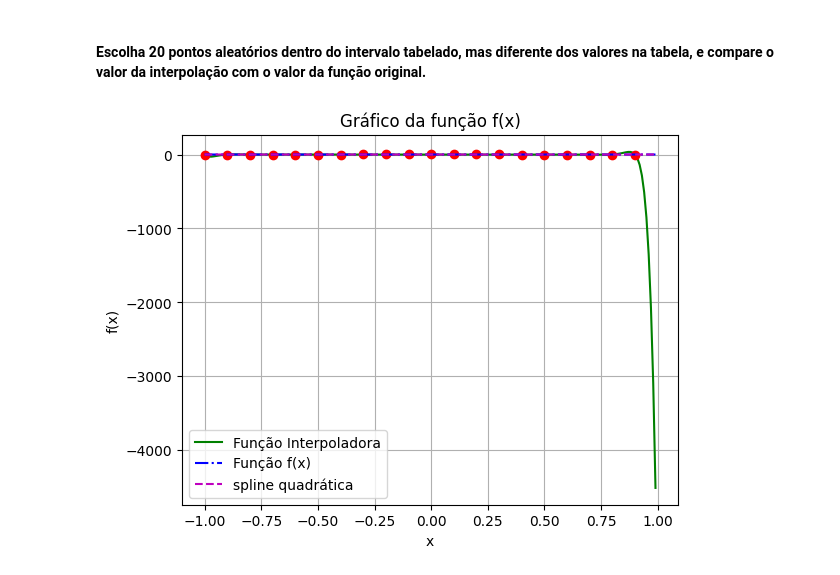
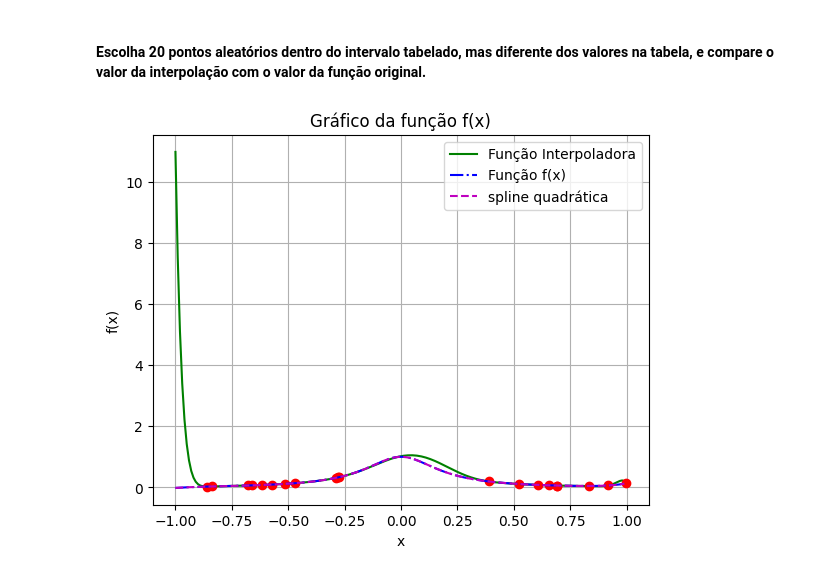
Before and after one commit to syannekaroline/MatematicaComputacional, a Jupyter notebook: ExercícioPratico05_Interpolacao.ipynb, the cells around one changed output. Cells and saved outputs as stored; diff of their text form; code cells hidden in the pictures.

```diff
--- a/ExercícioPratico05_Interpolacao.ipynb
+++ b/ExercícioPratico05_Interpolacao.ipynb
@@ -275,10 +275,19 @@ Results(polynomial_18,Intervalo,x,pontosy)
 [figure]
 # %% [markdown]
 #### Escolha 20 pontos aleatórios dentro do intervalo tabelado, mas diferente dos valores na tabela, e compare o valor da  interpolação com o valor da função original.
+# %%
+import random
+
+def gerar_pontos_aleatorios(n):
+    pontos = []
+    for _ in range(n):
+        ponto = random.uniform(-1, 1)
+        pontos.append(ponto)
+    return pontos
 # %%
-x = np.arange(-1, 1, 0.1)
+x = gerar_pontos_aleatorios(20)
 pontosy= list(map(polynomial_18, x))
 Intervalo = np.arange(-1, 1, 0.01)
 Results(polynomial_18,Intervalo,x,pontosy)
 # %% [output]
-[figure, old version]
+[figure, new version]
```
